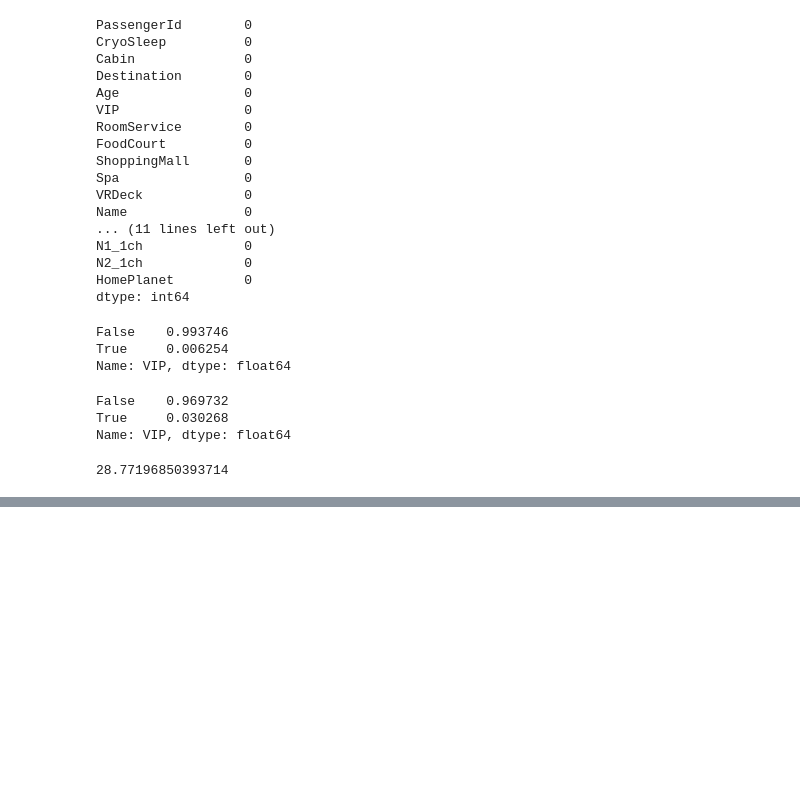
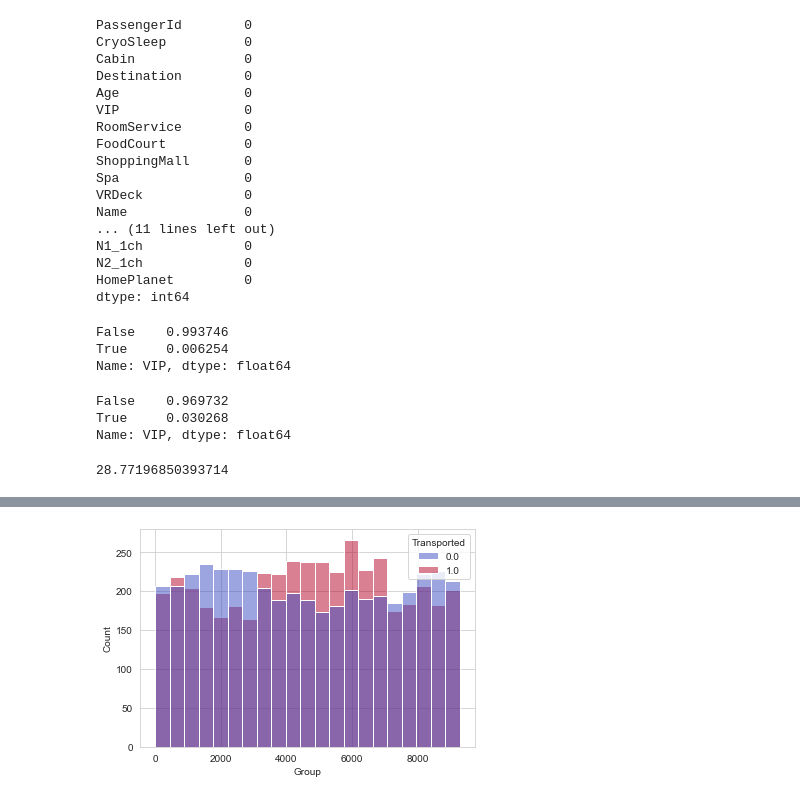
Before and after one commit to bronkaeux/spaceship-titanic, a Jupyter notebook: data_preparation.ipynb, the cells around one changed output, grey strips where cells are left out. Cells and saved outputs as stored; diff of their text form; code cells hidden in the pictures; blank space fills up the shorter version.

```diff
--- a/data_preparation.ipynb
+++ b/data_preparation.ipynb
@@ -655,0 +694,6 @@ df['VIP'] = df['VIP'].fillna('None')
+# %%
+df['Group'] = df['Group'].astype('int64')
+# %%
+sns.histplot(data=df, x='Group', hue='Transported', palette='coolwarm');
+# %% [output]
+[figure, added]
```
Also changed, not shown: parts of 14 cells of this notebook, 9 other files.
